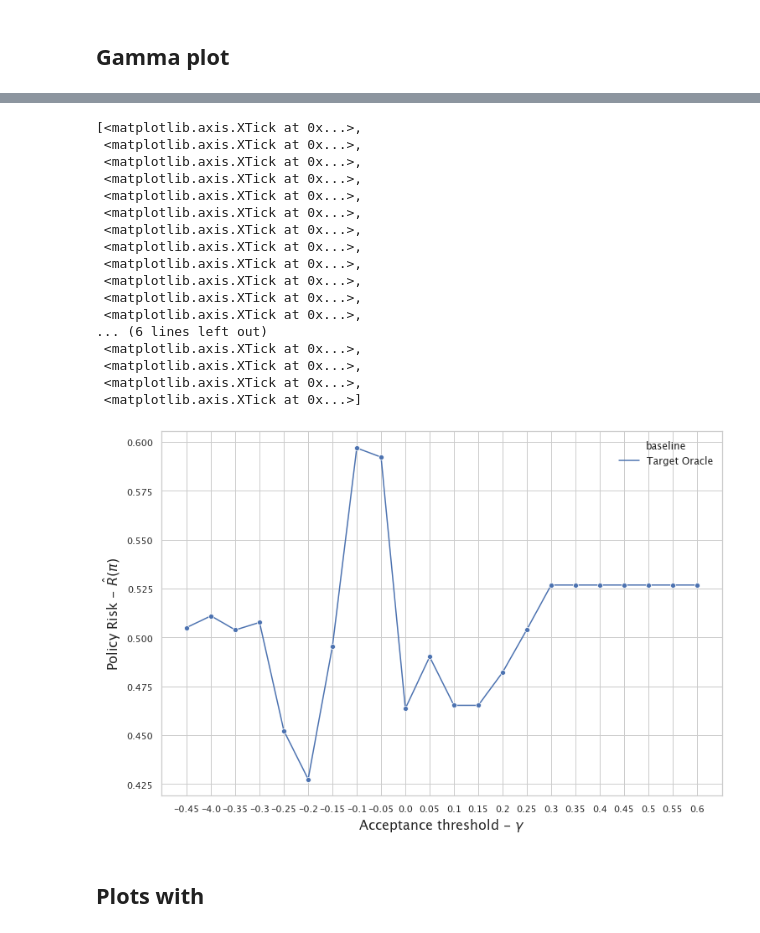
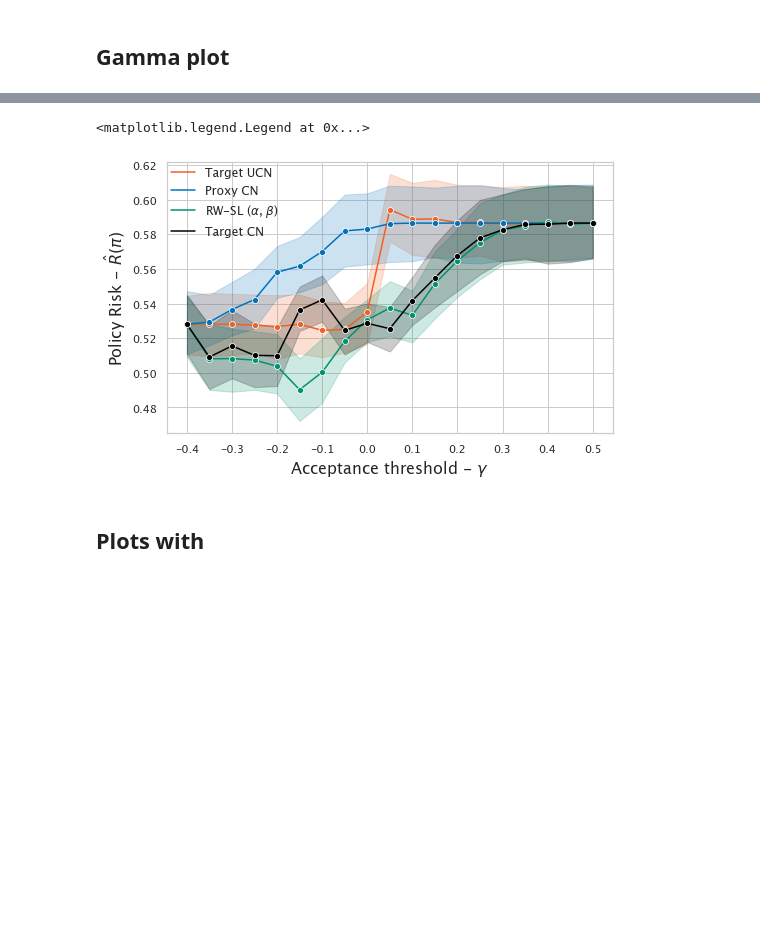
Before and after one commit to lguerdan/counterfactual-decision-support, a Jupyter notebook: notebook_results.ipynb, the cells around one changed output, grey strips where cells are left out. Cells and saved outputs as stored; diff of their text form; code cells hidden in the pictures; blank space fills up the shorter version.

```diff
--- a/notebook_results.ipynb
+++ b/notebook_results.ipynb
@@ -49,0 +20,2 @@ colors
+# %%
+palette = sns.color_palette(['#EE6123','#0072BB',"#00916E",'#000000' , '#4E148C', '#937860'])
@@ -63,12 +44,8 @@ baselines_df.reset_index(inplace=True)
 baselines_df = baselines_df[baselines_df['alpha_0'] != 0.2]
 
 
-palette = sns.color_palette("tab10", 9)
-colors = [palette[5], palette[1], palette[2], palette[4], palette[7], palette[3]]
-
 fig = sns.lineplot(
-    palette=colors,
-    dashes=[(2, 2), (2, 2)],
+    palette=palette[:6],
     data=baselines_df, x="NS", y="ACC", hue='baseline', ci=68, marker='o')
 fig.set_xlabel('N')
 fig.set_ylabel('Accuracy (%)')
@@ -77,6 +54,7 @@ disp_names = {
     'Target Oracle': 'Oracle',
     'RW-SL': r'RW-SL ($\alpha$, $\beta$)',
     'COM': 'Proxy CN',
+    'COM-SL': 'COM-SL',
     'RW': 'RW',
     'Proxy Oracle': r'$f_{Y_t}$',
     'OBS Oracle': 'Target UCN',
@@ -187,40 +158,42 @@ plt.savefig('figs/mse_plots.png', dpi=500, bbox_inches = "tight")
 # %%
-exp_df = get_ate_result_df('stub_NATE_erm_realworld_crossfit_oracle_params_R10')
-ohie_df = exp_df[exp_df['benchmark'] == 'ohie']
-jobs_df = exp_df[exp_df['benchmark'] == 'jobs']
+jobs_df = get_ate_result_df('NATE_balanced_erm_jobs_oracle_params_R10')
+jobs_df = jobs_df[jobs_df['alpha_0'] == .4]
 
 
+pg_baselines = ['Target Oracle', 'RW-SL', 'COM', 'OBS Oracle']
+gamma_settings = [i for i in jobs_df if 'pr_' in i][1:-2]
+disp_gamma = gamma_settings[::2]
+disp_gamma[0] = 'pr_-.4'
+pr_results = ['baseline'] + gamma_settings
+disp_names = {
+    'Target Oracle': 'Target CN',
+    'RW-SL': r'RW-SL ($\alpha$, $\beta$)',
+    'COM': 'Proxy CN',
+    'COM-SL': 'COM-SL',
+    'RW': 'RW',
+    'Proxy Oracle': r'$f_{Y_t}$',
+    'OBS Oracle': 'Target UCN',
+    'OBS': 'Proxy UCN',
+    'RW-SL (learned)' : r'RW-SL ($\hat{\alpha}$, $\hat{\beta}$)',
+    'SL' : r'SL ($\hat{\alpha}$, $\hat{\beta}$)'
+}
 
-jobs_df = jobs_df[(jobs_df['alpha_0'] == 0.3) & (jobs_df['baseline'] == 'Target Oracle')]
+gammadf = jobs_df[pr_results].melt(id_vars=['baseline'], var_name="gamma", value_name='policy_risk')
+gammadf = gammadf[gammadf['baseline'].isin(pg_baselines)]
 
-gamma_settings = [i for i in jobs_df if 'pr_' in i]
-pr_results = ['baseline'] + gamma_settings
-gammadf = jobs_df[pr_results].melt(id_vars=['baseline'], var_name="gamma", value_name='policy_risk')
 
-plt.figure(figsize=(12,8))
-fig = sns.lineplot(data=gammadf, x='gamma', hue='baseline', y='policy_risk', marker='o', ci=68)
+plt.figure(figsize=(8,5))
+fig = sns.lineplot(data=gammadf, x='gamma', hue='baseline', y='policy_risk',
+                   marker='o', ci=68, palette=palette[:len(pg_baselines)])
 plt.xlabel('Acceptance threshold - $\gamma$')
 plt.ylabel('Policy Risk - $\hat{R}(\pi)$')
-fig.set_xticks([i for i in range(len(gamma_settings))], labels=[float(i.split('_')[1]) for i in gamma_settings])
+fig.set_xticks([i*2 for i in range(len(disp_gamma))], labels=[float(i.split('_')[1]) for i in disp_gamma])
+
+handles, labels = plt.gca().get_legend_handles_labels()
+plt.legend([h for h in handles],[disp_names[label] for label in labels], loc='best', borderaxespad=0., fontsize='medium')
 # %% [output]
-[<matplotlib.axis.XTick at 0x...>,
- <matplotlib.axis.XTick at 0x...>,
- <matplotlib.axis.XTick at 0x...>,
- <matplotlib.axis.XTick at 0x...>,
- <matplotlib.axis.XTick at 0x...>,
- <matplotlib.axis.XTick at 0x...>,
- <matplotlib.axis.XTick at 0x...>,
- <matplotlib.axis.XTick at 0x...>,
- <matplotlib.axis.XTick at 0x...>,
- <matplotlib.axis.XTick at 0x...>,
- <matplotlib.axis.XTick at 0x...>,
- <matplotlib.axis.XTick at 0x...>,
-... (6 lines left out)
- <matplotlib.axis.XTick at 0x...>,
- <matplotlib.axis.XTick at 0x...>,
- <matplotlib.axis.XTick at 0x...>,
- <matplotlib.axis.XTick at 0x...>]
+<matplotlib.legend.Legend at 0x...>
-[figure, old version]
+[figure, new version]
 # %% [markdown]
 ## Plots with
 # %%
```
Also changed, not shown: parts of 11 cells of this notebook, 5 other files.
